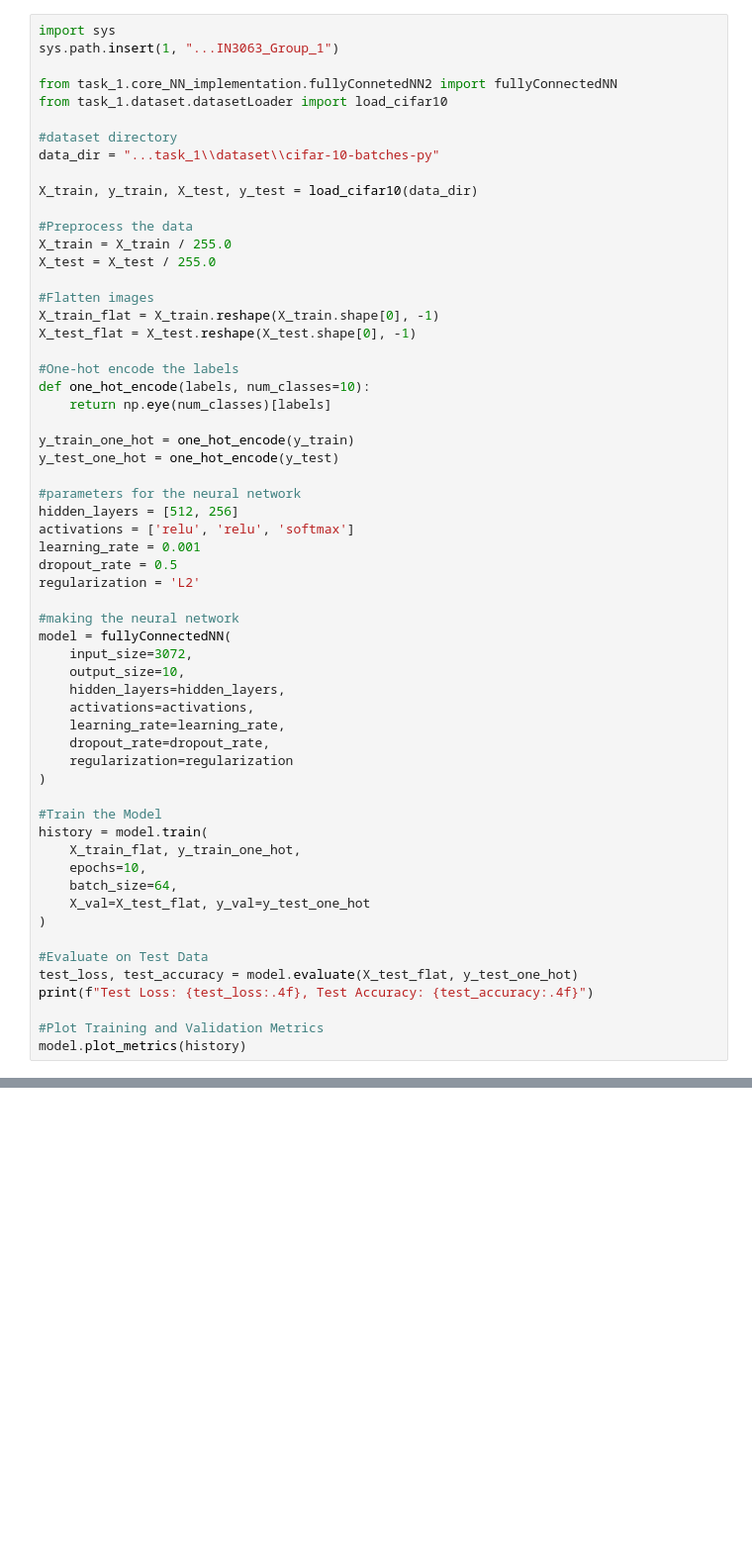
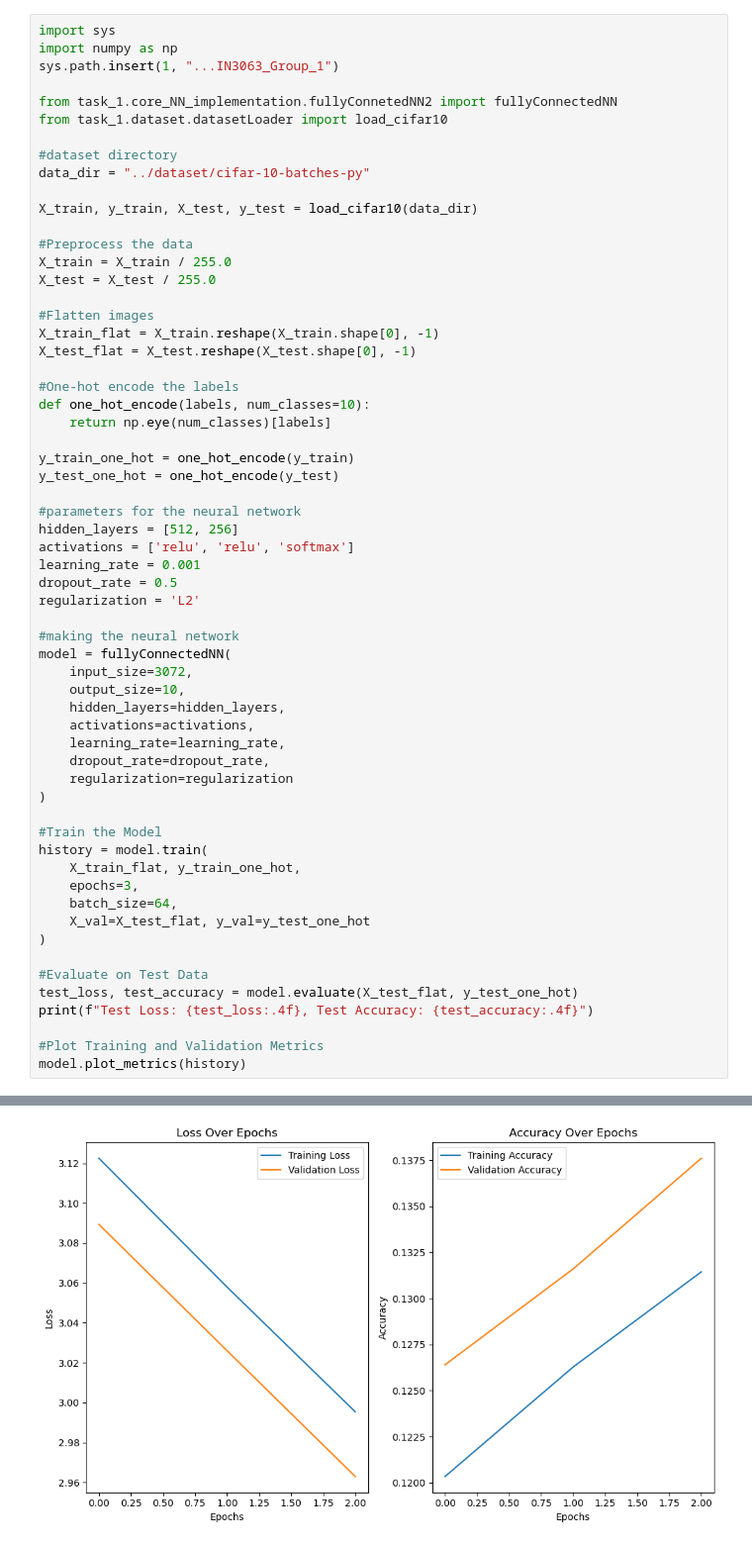
Before and after one commit to KPflitsch/IN3063_Group_1, a Jupyter notebook: task_1/core_NN_implementation/trainAndPlot.ipynb, the cells around one changed output, grey strips where cells are left out. Shown: that part at 99% size. Cells and saved outputs as stored; diff of their text form; blank space fills up the shorter version.

```diff
--- a/task_1/core_NN_implementation/trainAndPlot.ipynb
+++ b/task_1/core_NN_implementation/trainAndPlot.ipynb
@@ -1,12 +1,13 @@
 # %%
 import sys
+import numpy as np
 sys.path.insert(1, "...IN3063_Group_1")
 
 from task_1.core_NN_implementation.fullyConnetedNN2 import fullyConnectedNN
 from task_1.dataset.datasetLoader import load_cifar10
 
 #dataset directory
-data_dir = "...task_1\\dataset\\cifar-10-batches-py"
+data_dir = "../dataset/cifar-10-batches-py"
 
 X_train, y_train, X_test, y_test = load_cifar10(data_dir)
 
@@ -46,7 +47,7 @@ model = fullyConnectedNN(
 #Train the Model
 history = model.train(
     X_train_flat, y_train_one_hot,
-    epochs=10,
+    epochs=3,
     batch_size=64,
     X_val=X_test_flat, y_val=y_test_one_hot
 )
@@ -57,3 +58,4 @@ print(f"Test Loss: {test_loss:.4f}, Test Accuracy: {test_accuracy:.4f}")
 
 #Plot Training and Validation Metrics
 model.plot_metrics(history)
+# %% [output]
@@ -60,3 +66,4 @@ model.plot_metrics(history)
+[figure, added]
 # %%
 #Plot learing rate
 model.plot_learning_rate(history['learning_rate'])
```
Also changed, not shown: parts of 2 cells of this notebook, 3 other files.
